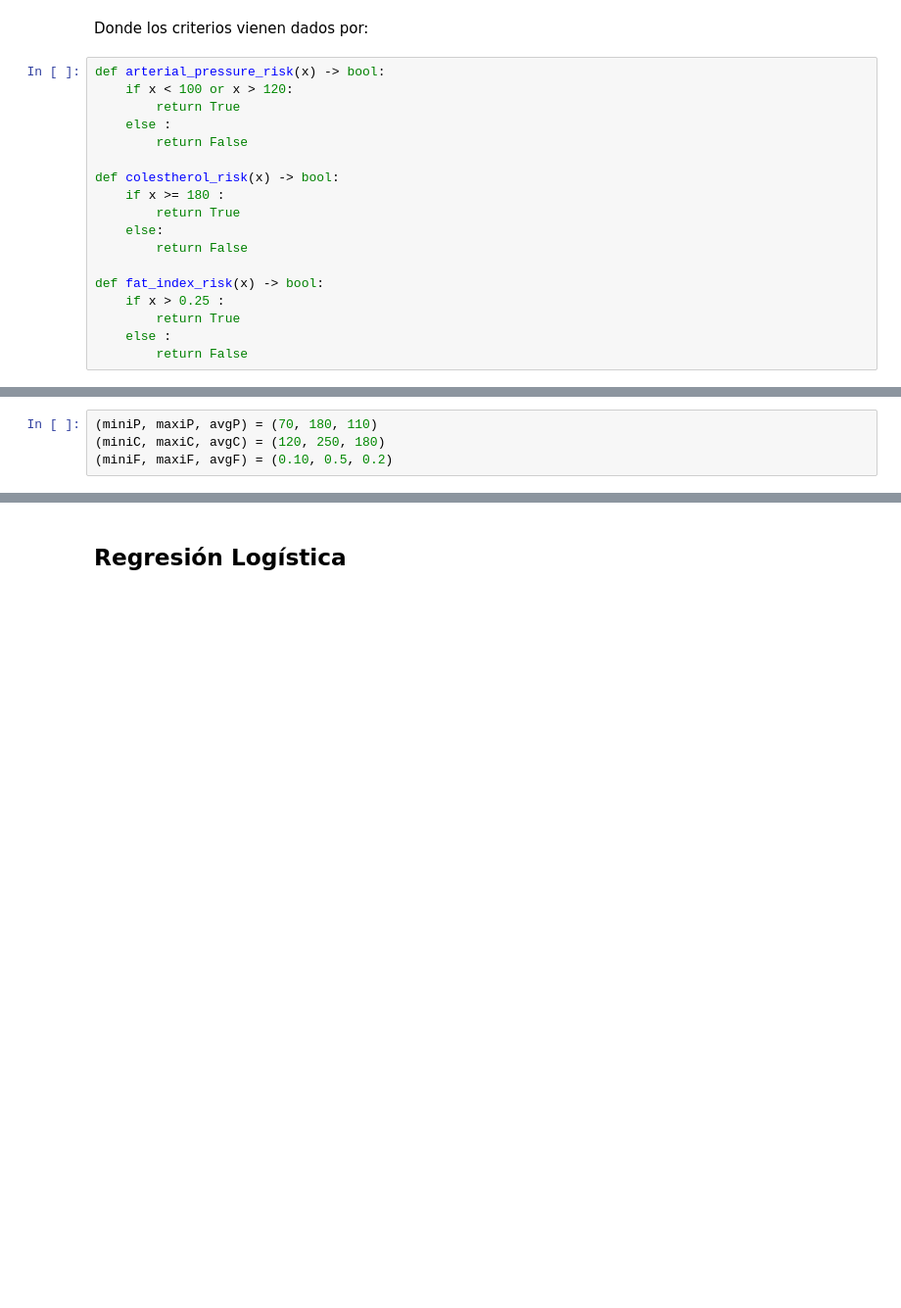
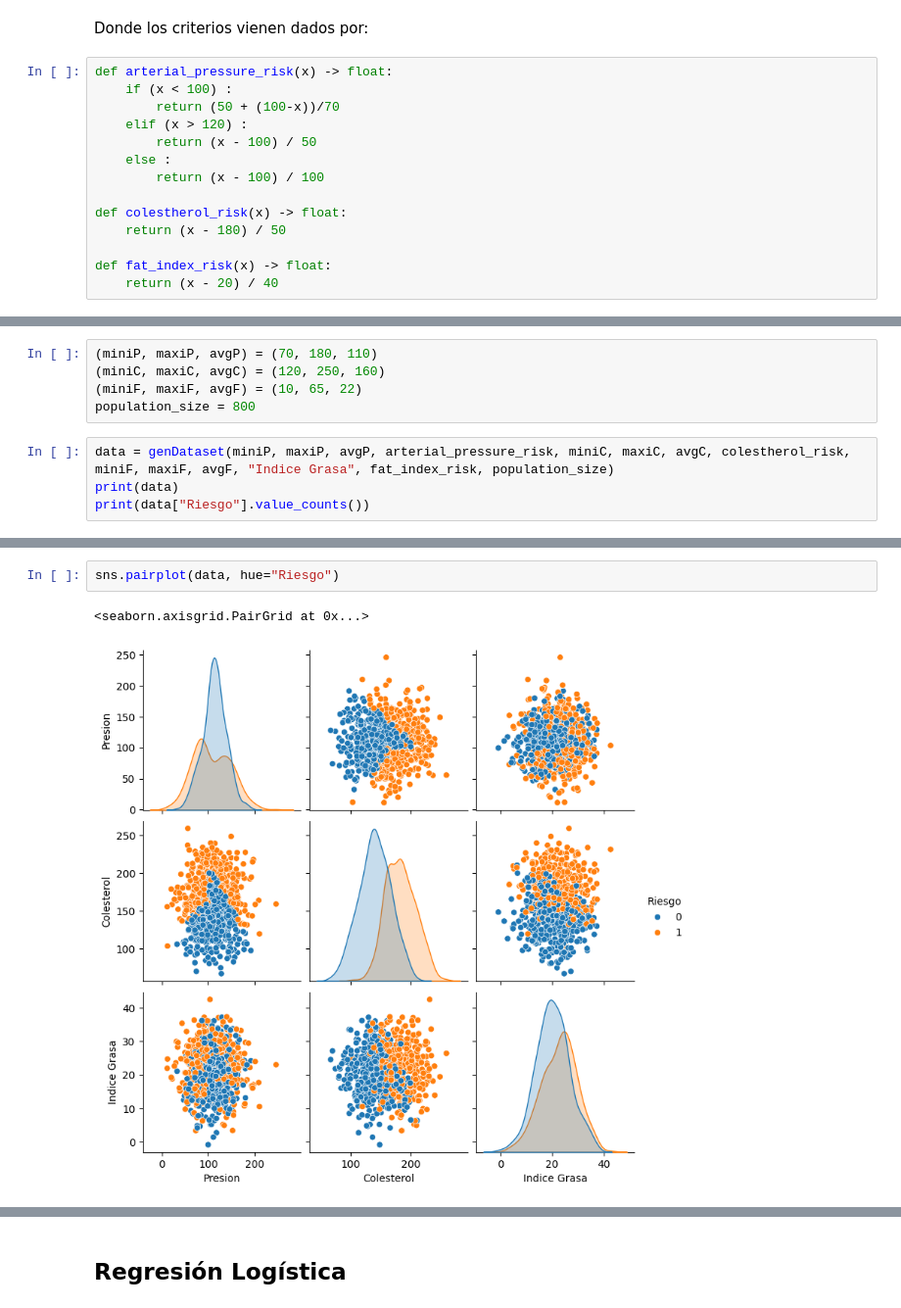
Before and after one commit to sevillaa/AABD, a Jupyter notebook: P2_Regresion_lineal_y_logistica/P2-B-Regresion_logistica.ipynb, the cells around one changed output, grey strips where cells are left out. Shown at 98% size. Cells and saved outputs as stored; diff of their text form; blank space fills up the shorter version.

```diff
--- a/P2_Regresion_lineal_y_logistica/P2-B-Regresion_logistica.ipynb
+++ b/P2_Regresion_lineal_y_logistica/P2-B-Regresion_logistica.ipynb
@@ -51,20 +60,16 @@ def genDataset(
 # %% [markdown]
 Donde los criterios vienen dados por:
 # %%
-def arterial_pressure_risk(x) -> bool:
-    if x < 100 or x > 120:
-        return True
+def arterial_pressure_risk(x) -> float:
+    if (x < 100) :
+        return (50 + (100-x))/70
+    elif (x > 120) :
+        return (x - 100) / 50
     else :
-        return False
+        return (x - 100) / 100
 
-def colestherol_risk(x) -> bool:
-    if x >= 180 :
-        return True
-    else:
-        return False
+def colestherol_risk(x) -> float:
+    return (x - 180) / 50
 
-def fat_index_risk(x) -> bool:
-    if x > 0.25 :
-        return True
-    else :
-        return False
+def fat_index_risk(x) -> float:
+    return (x - 20) / 40
@@ -71,4 +78,9 @@ def fat_index_risk(x) -> bool:
 # %%
 (miniP, maxiP, avgP) = (70, 180, 110)
-(miniC, maxiC, avgC) = (120, 250, 180)
-(miniF, maxiF, avgF) = (0.10, 0.5, 0.2)
+(miniC, maxiC, avgC) = (120, 250, 160)
+(miniF, maxiF, avgF) = (10, 65, 22)
+population_size = 800
+# %%
+data = genDataset(miniP, maxiP, avgP, arterial_pressure_risk, miniC, maxiC, avgC, colestherol_risk, miniF, maxiF, avgF, "Indice Grasa", fat_index_risk, population_size)
+print(data)
+print(data["Riesgo"].value_counts())
@@ -74,0 +108,5 @@ def fat_index_risk(x) -> bool:
+# %%
+sns.pairplot(data, hue="Riesgo")
+# %% [output]
+<seaborn.axisgrid.PairGrid at 0x...>
+[figure, added]
```
Also changed, not shown: parts of 21 cells of this notebook.
